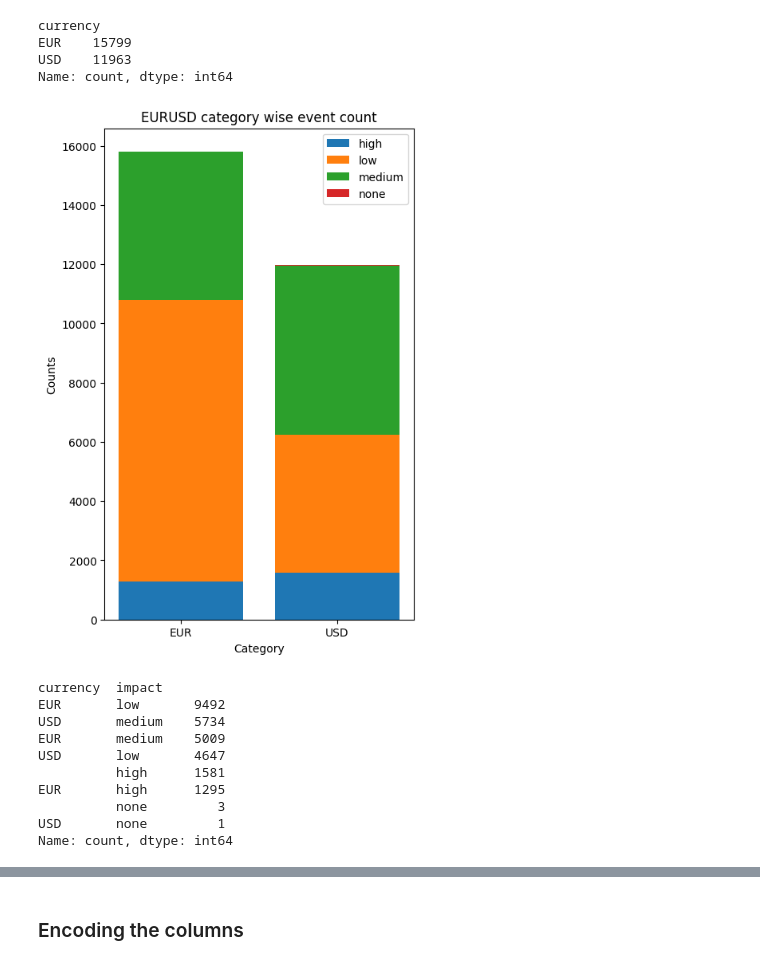
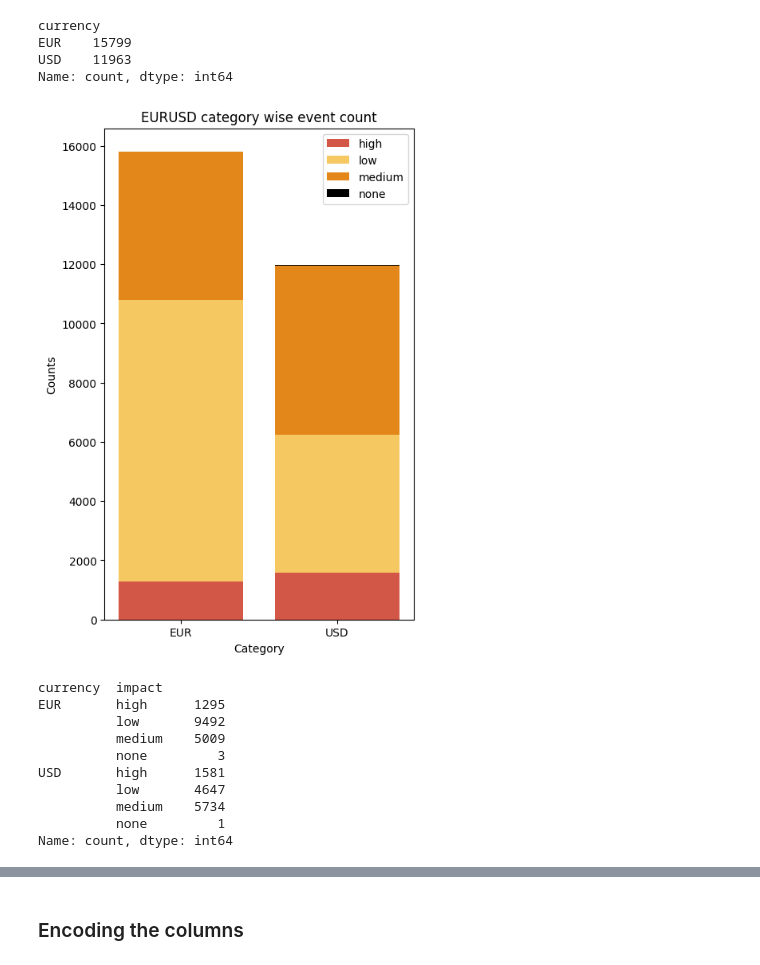
Before and after one commit to shreyash99ramtekkar/forex-economic-analysis, a Jupyter notebook: economic_analysis.ipynb, the cells around one changed output, grey strips where cells are left out. Cells and saved outputs as stored; diff of their text form; code cells hidden in the pictures.

```diff
--- a/economic_analysis.ipynb
+++ b/economic_analysis.ipynb
@@ -303,4 +464,5 @@ Index([2013-01-02 09:13:00+00:00, 2013-01-02 09:43:00+00:00,
 # %%
-frame.index
-# frame['hour_of_day'] = frame.index.hour
-# frame['day_of_week'] = frame.index.dayofweek
+# frame.index
+frame['hour_of_day'] = frame.index.hour
+frame['month_of_year'] = frame.index.month
+frame['day_of_week'] = frame.index.dayofweek
@@ -319,0 +471,3 @@ Index([2013-01-02 09:13:00+00:00, 2013-01-02 09:43:00+00:00,
+# %%
+for price in PREDICTED_FUTURE_PRICES:
+    frame['price_change_'+price] = frame[price] - frame['0h']
@@ -320,16 +481,10 @@ Index([2013-01-02 09:13:00+00:00, 2013-01-02 09:43:00+00:00,
 # %%
-# Moving averages
-for window in [3, 6, 12]:
-    frame[f'moving_average_{window}h_before'] = frame[[f'{i}h' for i in range(-3, 0)]].mean(axis=1).rolling(window=window).mean()
-    frame[f'moving_average_{window}h_after'] = frame[[f'{i}h' for i in range(1, 21)]].mean(axis=1).rolling(window=window).mean()
+# # Moving averages
+# for window in [3, 6, 12]:
+#     frame[f'moving_average_{window}h_before'] = frame[[f'{i}h' for i in range(-3, 0)]].mean(axis=1).rolling(window=window).mean()
+#     frame[f'moving_average_{window}h_after'] = frame[[f'{i}h' for i in range(1, 21)]].mean(axis=1).rolling(window=window).mean()
 
-# Volatility (standard deviation)
-for window in [3, 6, 12]:
-    frame[f'volatility_{window}h_before'] = frame[[f'{i}h' for i in range(-3, 0)]].std(axis=1).rolling(window=window).std()
-    frame[f'volatility_{window}h_after'] = frame[[f'{i}h' for i in range(1, 21)]].std(axis=1).rolling(window=window).std()
+# # Volatility (standard deviation)
+# for window in [3, 6, 12]:
+#     frame[f'volatility_{window}h_before'] = frame[[f'{i}h' for i in range(-3, 0)]].std(axis=1).rolling(window=window).std()
+#     frame[f'volatility_{window}h_after'] = frame[[f'{i}h' for i in range(1, 21)]].std(axis=1).rolling(window=window).std()
-# %%
-# Calculate price changes
-PRICE_COLUMNS = [ str(i)+'h' for i in range(-HOURS_BEFORE+1,HOURS_AFTER+1)]
-# for i in range(len(PRICE_COLUMNS) - 1):
-#     frame[f'price_change_{PRICE_COLUMNS[i+1]}'] = frame[PRICE_COLUMNS[i+1]] - frame[PRICE_COLUMNS[i]]
-frame[f'price_change_1h'] = frame['1h'] - frame['0h']
@@ -402,36 +506,36 @@ EUR    15799
 USD    11963
 Name: count, dtype: int64
 # %%
-currency_impact = frame[['currency','impact']].value_counts()
+currency_impact = frame[['currency','impact']].value_counts().sort_index()
 currency_impact_count = frame.groupby(['currency','impact']).size().unstack(fill_value=0)
 fig,ax = plt.subplots(figsize=(5,8))
 bottom = None
 for impact in currency_impact_count.columns:
     if bottom is None:
-        p = ax.bar(currency_impact_count.index, currency_impact_count[impact], label=impact)
+        p = ax.bar(currency_impact_count.index, currency_impact_count[impact], label=impact,color=IMPACT_COLORS.get(impact))
         bottom = currency_impact_count[impact]
     else:
-        p = ax.bar(currency_impact_count.index, currency_impact_count[impact], bottom=bottom, label=impact)
+        p = ax.bar(currency_impact_count.index, currency_impact_count[impact], bottom=bottom, label=impact,color=IMPACT_COLORS.get(impact))
         bottom += currency_impact_count[impact]
 ax.set_xlabel('Category')
 ax.set_ylabel('Counts')
 ax.legend()
 ax.set_title( DATA + ' category wise event count')
 plt.show()
 
-currency_impact_count
+# currency_impact_count
 currency_impact
 # %% [output]
-[figure, old version]
+[figure, new version]
 currency  impact
-EUR       low       9492
-USD       medium    5734
-EUR       medium    5009
-USD       low       4647
-          high      1581
 EUR       high      1295
+          low       9492
+          medium    5009
           none         3
-USD       none         1
+USD       high      1581
+          low       4647
+          medium    5734
+          none         1
 Name: count, dtype: int64
 # %%
 frame[frame['impact']=='none'].tail()
```
Also changed, not shown: parts of 82 cells of this notebook, 1 other file.
